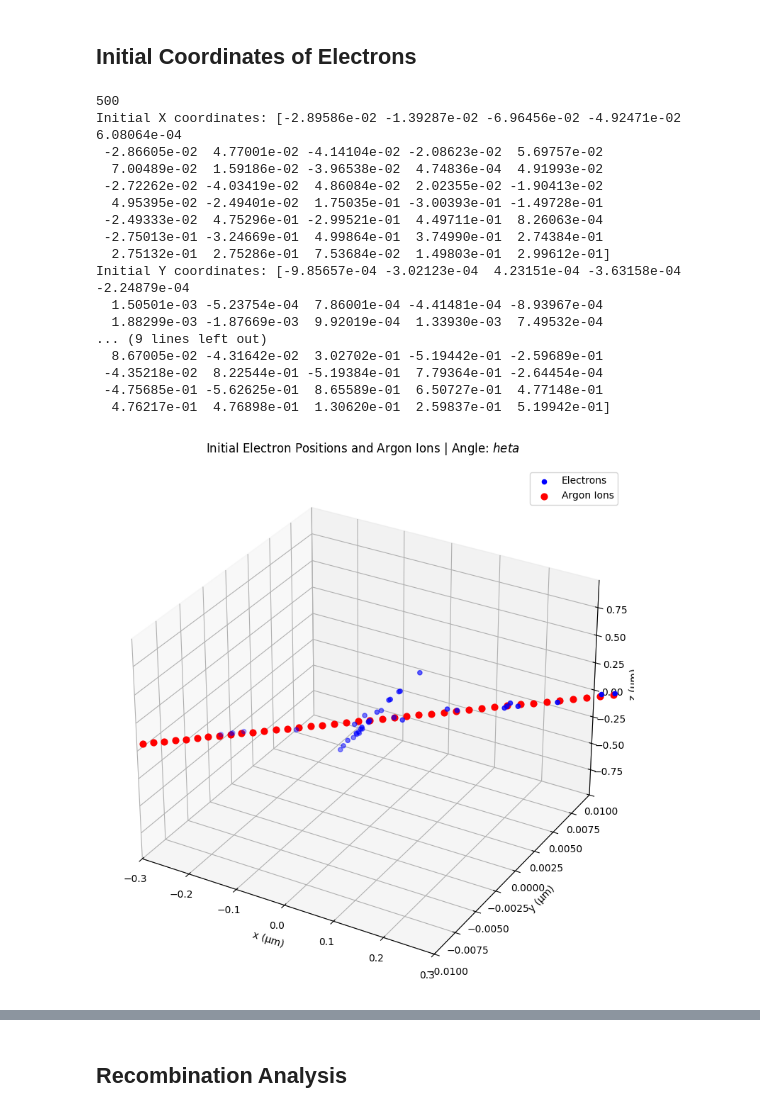
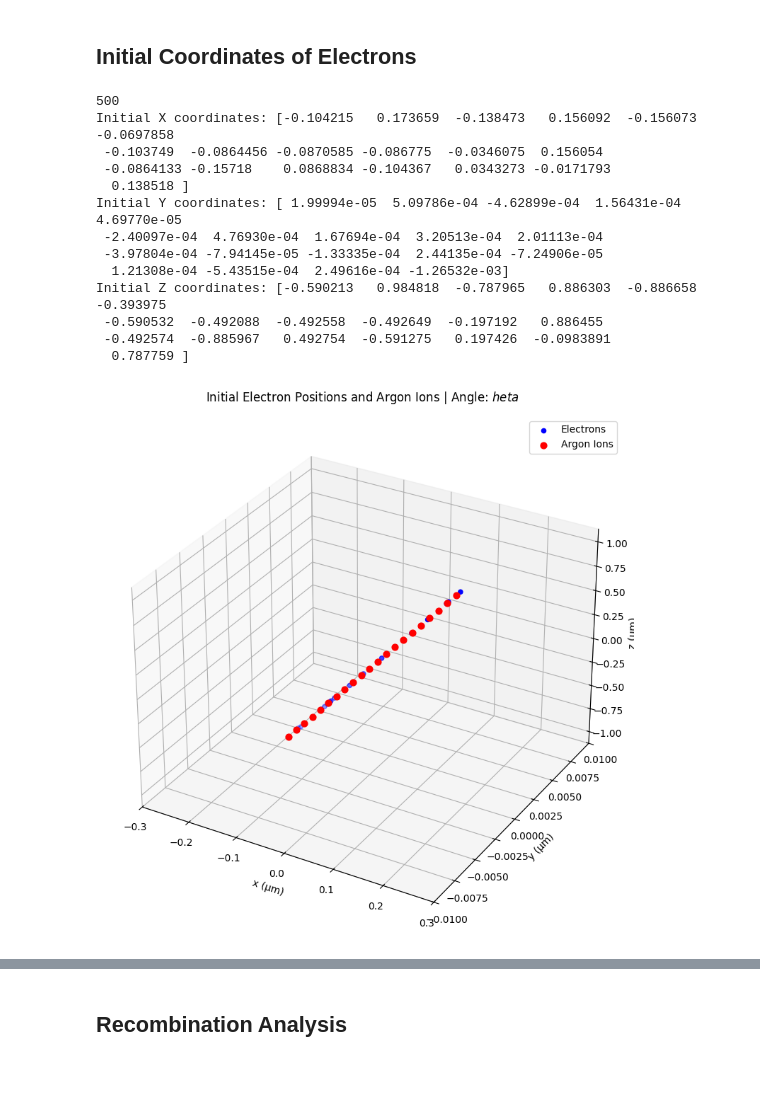
Before and after one commit to davidc1/TRANSLATE, a Jupyter notebook: py/recombination-runs.ipynb, the cells around one changed output, grey strips where cells are left out. Cells and saved outputs as stored; diff of their text form; code cells hidden in the pictures; blank space fills up the shorter version.

```diff
--- a/py/recombination-runs.ipynb
+++ b/py/recombination-runs.ipynb
@@ -12,7 +12,7 @@ from mpl_toolkits.mplot3d import Axes3D
 import itertools
 
 file_tree = {}
-for i in range(1, 100):
+for i in range(1, 20):
     for file in glob.glob(f'simulation-runs/500V_{i}.txt'):
         key = int(re.search(r'(\d+)', file).group(1))
         if key in file_tree:
@@ -60,66 +60,62 @@ print("Initial Y coordinates:", initial_y)
 print("Initial Z coordinates:", initial_z)
 # %% [output]
 500
-Initial X coordinates: [-2.89586e-02 -1.39287e-02 -6.96456e-02 -4.92471e-02  6.08064e-04
- -2.86605e-02  4.77001e-02 -4.14104e-02 -2.08623e-02  5.69757e-02
-  7.00489e-02  1.59186e-02 -3.96538e-02  4.74836e-04  4.91993e-02
- -2.72262e-02 -4.03419e-02  4.86084e-02  2.02355e-02 -1.90413e-02
-  4.95395e-02 -2.49401e-02  1.75035e-01 -3.00393e-01 -1.49728e-01
- -2.49333e-02  4.75296e-01 -2.99521e-01  4.49711e-01  8.26063e-04
- -2.75013e-01 -3.24669e-01  4.99864e-01  3.74990e-01  2.74384e-01
-  2.75132e-01  2.75286e-01  7.53684e-02  1.49803e-01  2.99612e-01]
-Initial Y coordinates: [-9.85657e-04 -3.02123e-04  4.23151e-04 -3.63158e-04 -2.24879e-04
-  1.50501e-03 -5.23754e-04  7.86001e-04 -4.41481e-04 -8.93967e-04
-  1.88299e-03 -1.87669e-03  9.92019e-04  1.33930e-03  7.49532e-04
-... (9 lines left out)
-  8.67005e-02 -4.31642e-02  3.02702e-01 -5.19442e-01 -2.59689e-01
- -4.35218e-02  8.22544e-01 -5.19384e-01  7.79364e-01 -2.64454e-04
- -4.75685e-01 -5.62625e-01  8.65589e-01  6.50727e-01  4.77148e-01
-  4.76217e-01  4.76898e-01  1.30620e-01  2.59837e-01  5.19942e-01]
+Initial X coordinates: [-0.104215   0.173659  -0.138473   0.156092  -0.156073  -0.0697858
+ -0.103749  -0.0864456 -0.0870585 -0.086775  -0.0346075  0.156054
+ -0.0864133 -0.15718    0.0868834 -0.104367   0.0343273 -0.0171793
+  0.138518 ]
+Initial Y coordinates: [ 1.99994e-05  5.09786e-04 -4.62899e-04  1.56431e-04  4.69770e-05
+ -2.40097e-04  4.76930e-04  1.67694e-04  3.20513e-04  2.01113e-04
+ -3.97804e-04 -7.94145e-05 -1.33335e-04  2.44135e-04 -7.24906e-05
+  1.21308e-04 -5.43515e-04  2.49616e-04 -1.26532e-03]
+Initial Z coordinates: [-0.590213   0.984818  -0.787965   0.886303  -0.886658  -0.393975
+ -0.590532  -0.492088  -0.492558  -0.492649  -0.197192   0.886455
+ -0.492574  -0.885967   0.492754  -0.591275   0.197426  -0.0983891
+  0.787759 ]
 # %%
 # ---------- user knobs ----------------------------------------------------
-r_k_nm      = 50       # lattice spacing, nm
-angle_deg   = 60     # tilt angle: 0° = +x axis, 90° = +z axis
+r_k_nm      = 100      # lattice spacing, nm
+angle_deg   = 80     # tilt angle: 0° = +x axis, 90° = +z axis
 # -------------------------------------------------------------------------
 
 spacing_um  = r_k_nm / 1000.0                # nm → µm
 rad         = np.deg2rad(angle_deg)          # degrees → radians
 cosA, sinA  = np.cos(rad), np.sin(rad)
 
-indices     = np.arange(-20, 21)             # 21 ions (−10 … +10)
+indices     = np.arange(-10, 11)             # 21 ions (−10 … +10)
 
 # ion coordinates
 lattice_x   = indices * spacing_um * cosA
 lattice_y   = np.zeros_like(lattice_x)
 lattice_z   = indices * spacing_um * sinA
 
 
 
 fig = plt.figure(figsize=(8, 8))
 ax  = fig.add_subplot(111, projection='3d')
 
 ax.scatter(initial_x, initial_y, initial_z,
            s=20, c='blue',  depthshade=True,  label='Electrons')
 ax.scatter(lattice_x, lattice_y, lattice_z,
            s=40, c='red',   depthshade=False, label='Argon Ions')
 
 ax.set_title('Initial Electron Positions and Argon Ions | Angle: $\theta$', pad=15)
 ax.set_xlabel('x (µm)')
 ax.set_ylabel('y (µm)')
 ax.set_zlabel('z (µm)')
 
 # nice z-limits
 z_min = min(lattice_z.min(), initial_z.min())
 z_max = max(lattice_z.max(), initial_z.max())
 
 
 ax.set_xlim(-0.3, 0.3)
 ax.set_ylim(-0.01, 0.01)
 ax.legend()
 plt.tight_layout()
 plt.show()
 # %% [output]
-[figure, old version]
+[figure, new version]
 # %%
 fig = plt.figure(figsize=(11, 9))
 ax  = fig.add_subplot(111, projection="3d")
```
Also changed, not shown: parts of 2 cells of this notebook, 21 other files.
